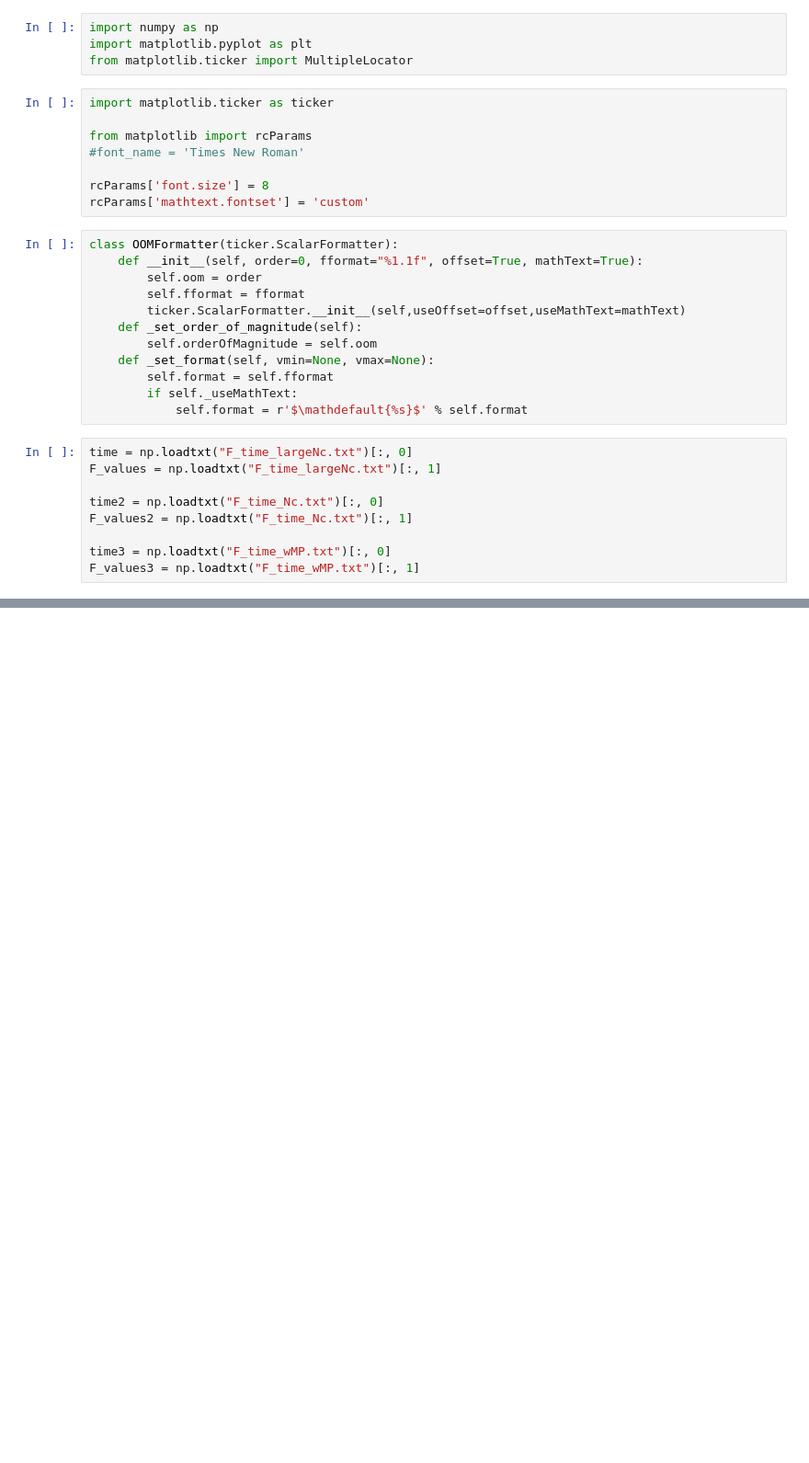
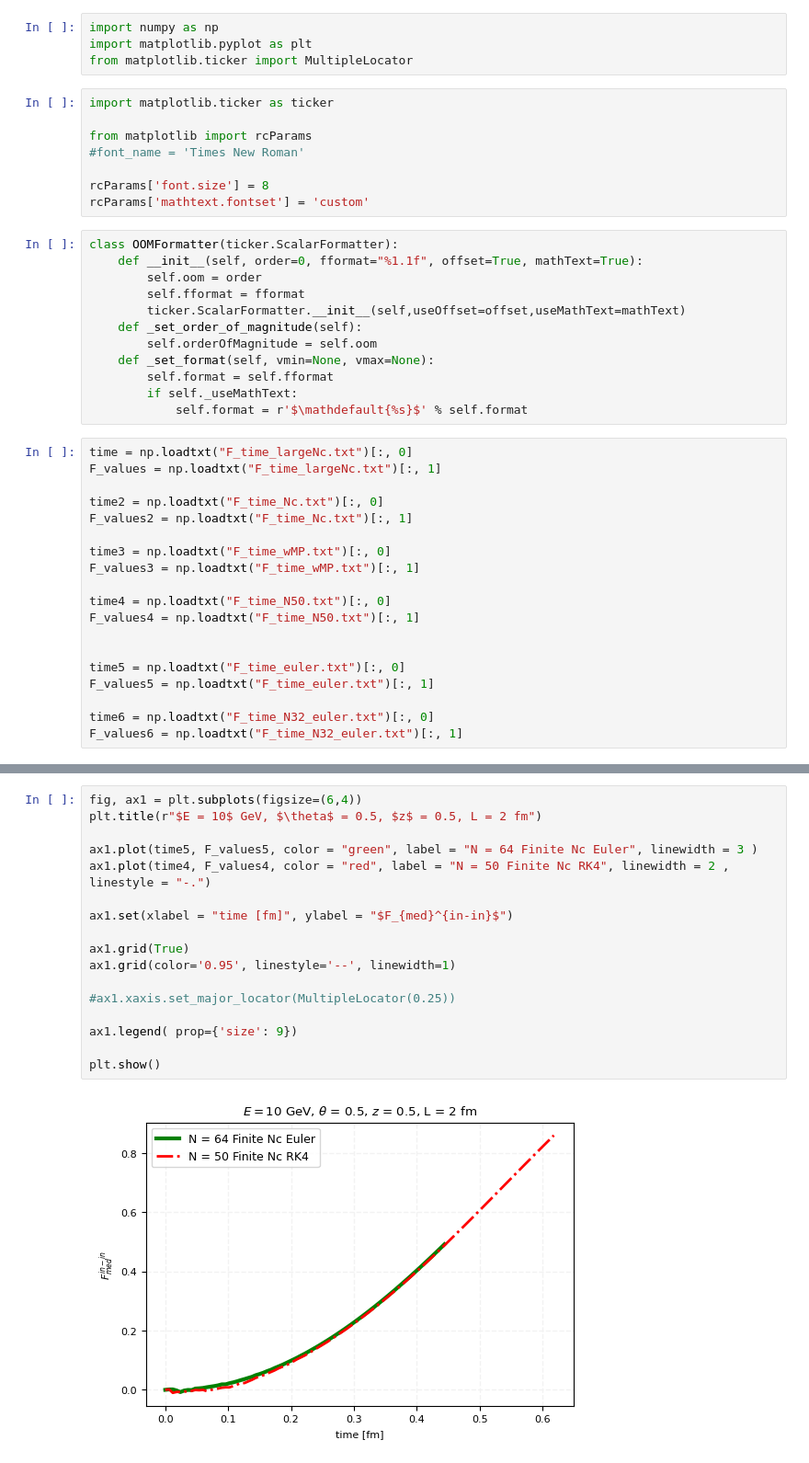
Before and after one commit to marcoacl00/parton_splittings, a Jupyter notebook: plots/new_plots.ipynb, the cells around one changed output, grey strips where cells are left out. Shown at 92% size. Drawn from its saved outputs; the diff is of its cells as text; blank space fills up the shorter version.

```diff
--- a/plots/new_plots.ipynb
+++ b/plots/new_plots.ipynb
@@ -31,6 +31,16 @@ F_values2 = np.loadtxt("F_time_Nc.txt")[:, 1]
 
 time3 = np.loadtxt("F_time_wMP.txt")[:, 0]
 F_values3 = np.loadtxt("F_time_wMP.txt")[:, 1]
+
+time4 = np.loadtxt("F_time_N50.txt")[:, 0]
+F_values4 = np.loadtxt("F_time_N50.txt")[:, 1]
+
+
+time5 = np.loadtxt("F_time_euler.txt")[:, 0]
+F_values5 = np.loadtxt("F_time_euler.txt")[:, 1]
+
+time6 = np.loadtxt("F_time_N32_euler.txt")[:, 0]
+F_values6 = np.loadtxt("F_time_N32_euler.txt")[:, 1]
 # %%
 fig, ax1 = plt.subplots(figsize=(6,4))
 plt.title(r"$E = 10$ GeV, $\theta$ = 0.5, $z$ = 0.5, L = 2 fm")
@@ -52,0 +63,19 @@ plt.show()
+# %%
+fig, ax1 = plt.subplots(figsize=(6,4))
+plt.title(r"$E = 10$ GeV, $\theta$ = 0.5, $z$ = 0.5, L = 2 fm")
+
+ax1.plot(time5, F_values5, color = "green", label = "N = 64 Finite Nc Euler", linewidth = 3 )
+ax1.plot(time4, F_values4, color = "red", label = "N = 50 Finite Nc RK4", linewidth = 2 , linestyle = "-.")
+
+ax1.set(xlabel = "time [fm]", ylabel = "$F_{med}^{in-in}$")
+
+ax1.grid(True)
+ax1.grid(color='0.95', linestyle='--', linewidth=1)
+
+#ax1.xaxis.set_major_locator(MultipleLocator(0.25))
+
+ax1.legend( prop={'size': 9})
+
+plt.show()
+# %% [output]
+[figure, added]
```
Also changed, not shown: parts of 3 cells of this notebook, 8 other files.
